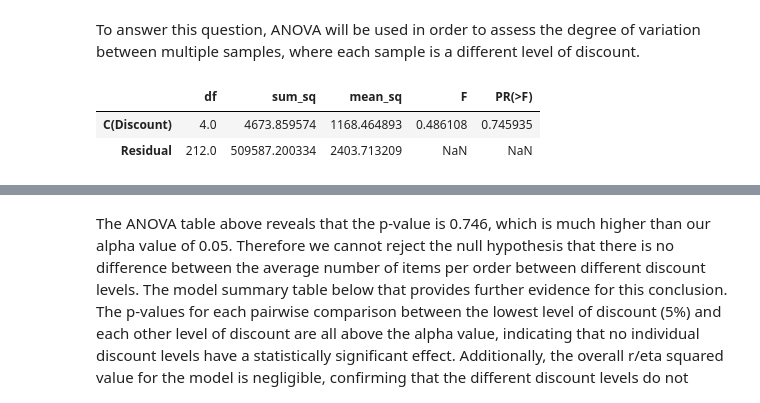
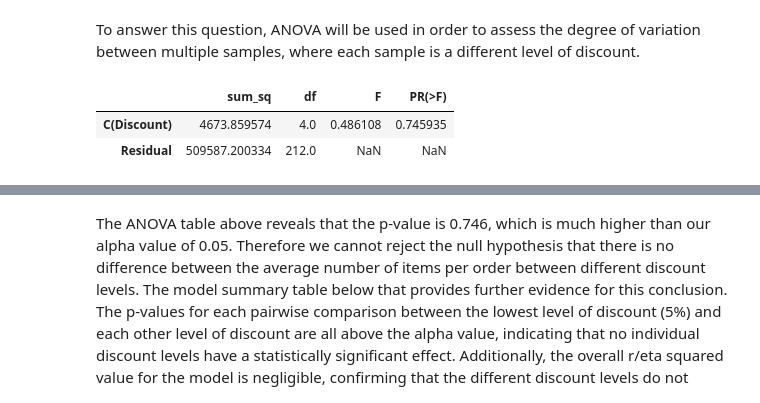
Before and after one commit to L-Lewis/dsc-2-final-project-online-ds-ft-011419, a Jupyter notebook: Module2_Project.ipynb, the cells around one changed output, grey strips where cells are left out. Drawn from its saved outputs; the diff is of its cells as text; code cells hidden in the pictures.

```diff
--- a/Module2_Project.ipynb
+++ b/Module2_Project.ipynb
@@ -281,11 +245,11 @@ To answer this question, ANOVA will be used in order to assess the degree of var
 # %%
 # Fitting a model of Total_Quantity on Discount categories, and using statsmodels to compute an ANOVA table
 lm = ols('Total_Quantity ~ C(Discount)', discount).fit()
-sm.stats.anova_lm(lm)
+sm.stats.anova_lm(lm, typ=2)
 # %% [output]
-|  | df | sum_sq | mean_sq | F | PR(>F) |
-| C(Discount) | 4.0 | 4673.859574 | 1168.464893 | 0.486108 | 0.745935 |
-| Residual | 212.0 | 509587.200334 | 2403.713209 | NaN | NaN |
+|  | sum_sq | df | F | PR(>F) |
+| C(Discount) | 4673.859574 | 4.0 | 0.486108 | 0.745935 |
+| Residual | 509587.200334 | 212.0 | NaN | NaN |
 # %%
 # Summary of the model and its coefficients
 lm.summary()
```
Also changed, not shown: parts of 61 cells of this notebook.
